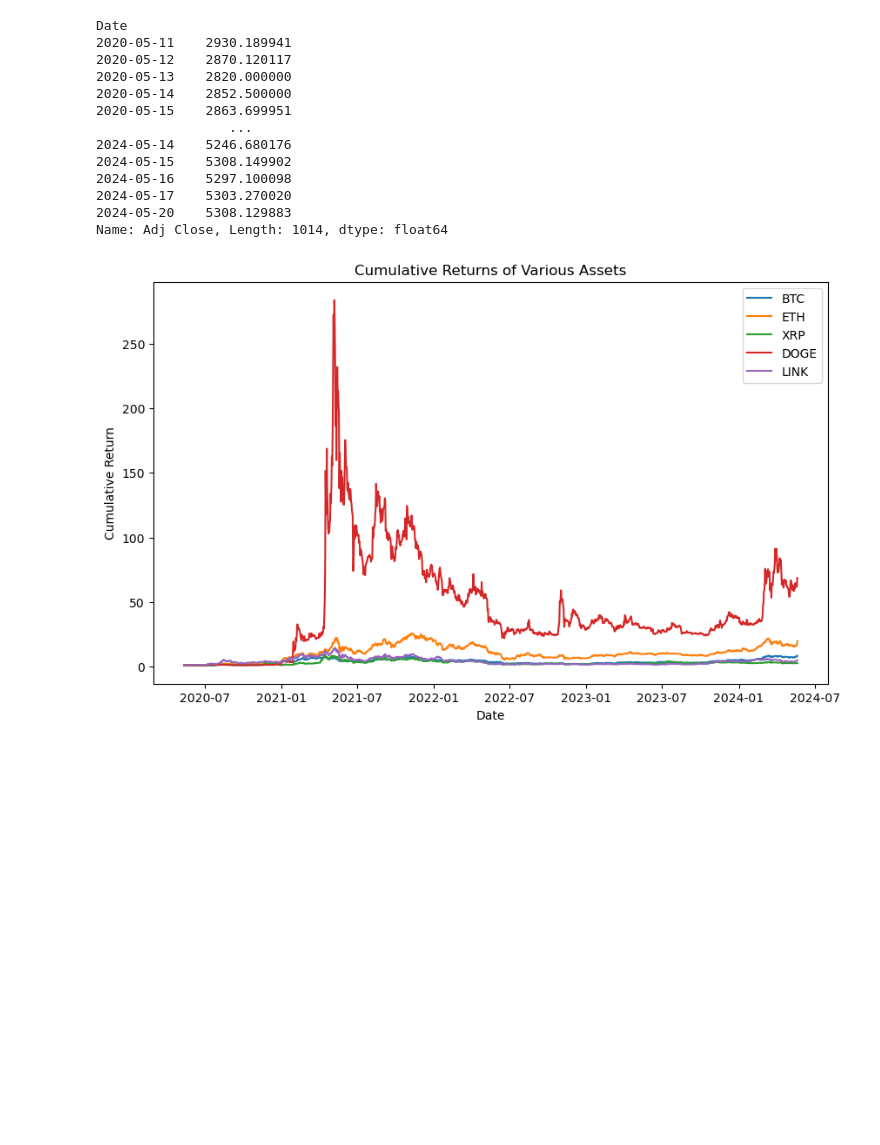
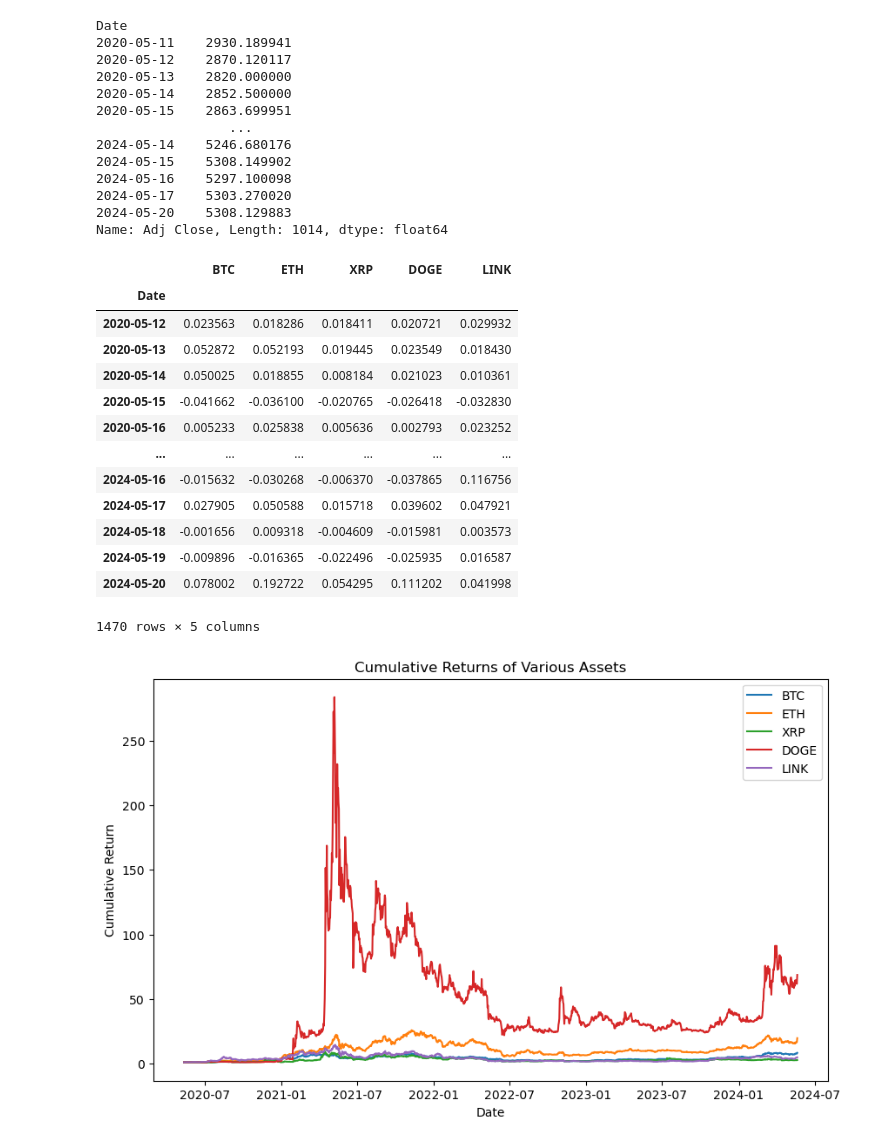
Before and after one commit to bamarasingam/meme_portfolio, a Jupyter notebook: riskfolio_port.ipynb, the cells around one changed output. Drawn from its saved outputs; the diff is of its cells as text; code cells hidden in the pictures; blank space fills up the shorter version.

```diff
--- a/riskfolio_port.ipynb
+++ b/riskfolio_port.ipynb
@@ -49,6 +49,23 @@ Name: Adj Close, Length: 1014, dtype: float64
 #Get returns
 returns = df.pct_change().dropna() #Overall returns for each asset
 returns_bench = benchmark.pct_change().dropna()
+# %%
+returns
+# %% [output]
+|  | BTC | ETH | XRP | DOGE | LINK |
+| Date |  |  |  |  |  |
+| 2020-05-12 | 0.023563 | 0.018286 | 0.018411 | 0.020721 | 0.029932 |
+| 2020-05-13 | 0.052872 | 0.052193 | 0.019445 | 0.023549 | 0.018430 |
+| 2020-05-14 | 0.050025 | 0.018855 | 0.008184 | 0.021023 | 0.010361 |
+| 2020-05-15 | -0.041662 | -0.036100 | -0.020765 | -0.026418 | -0.032830 |
+| 2020-05-16 | 0.005233 | 0.025838 | 0.005636 | 0.002793 | 0.023252 |
+| ... | ... | ... | ... | ... | ... |
+| 2024-05-16 | -0.015632 | -0.030268 | -0.006370 | -0.037865 | 0.116756 |
+| 2024-05-17 | 0.027905 | 0.050588 | 0.015718 | 0.039602 | 0.047921 |
+| 2024-05-18 | -0.001656 | 0.009318 | -0.004609 | -0.015981 | 0.003573 |
+| 2024-05-19 | -0.009896 | -0.016365 | -0.022496 | -0.025935 | 0.016587 |
+| 2024-05-20 | 0.078002 | 0.192722 | 0.054295 | 0.111202 | 0.041998 |
+1470 rows × 5 columns
 # %%
 #Calculate the cumulative returns
 cumulative_returns = (1 + returns).cumprod()
```
Also changed, not shown: parts of 7 cells of this notebook.
